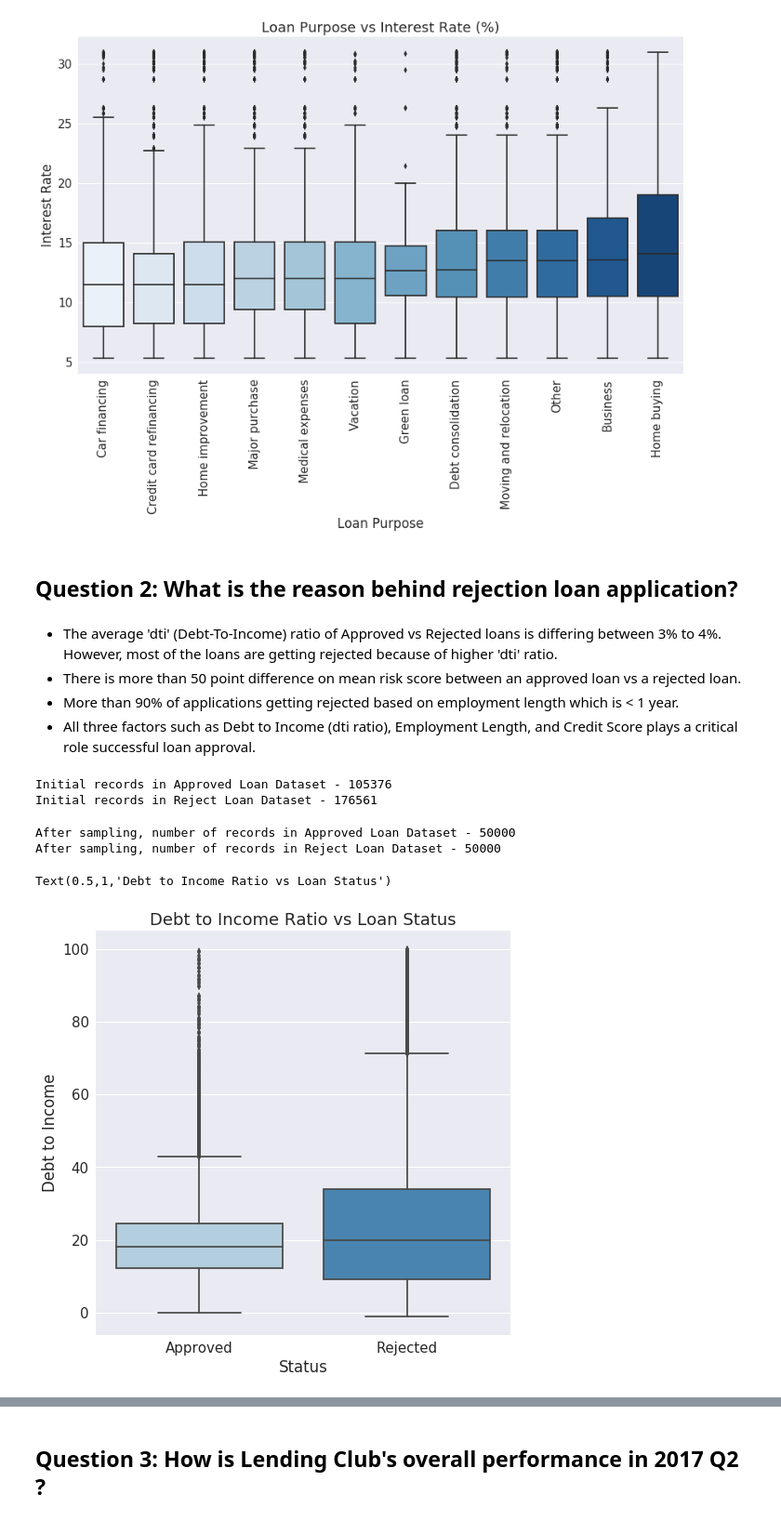
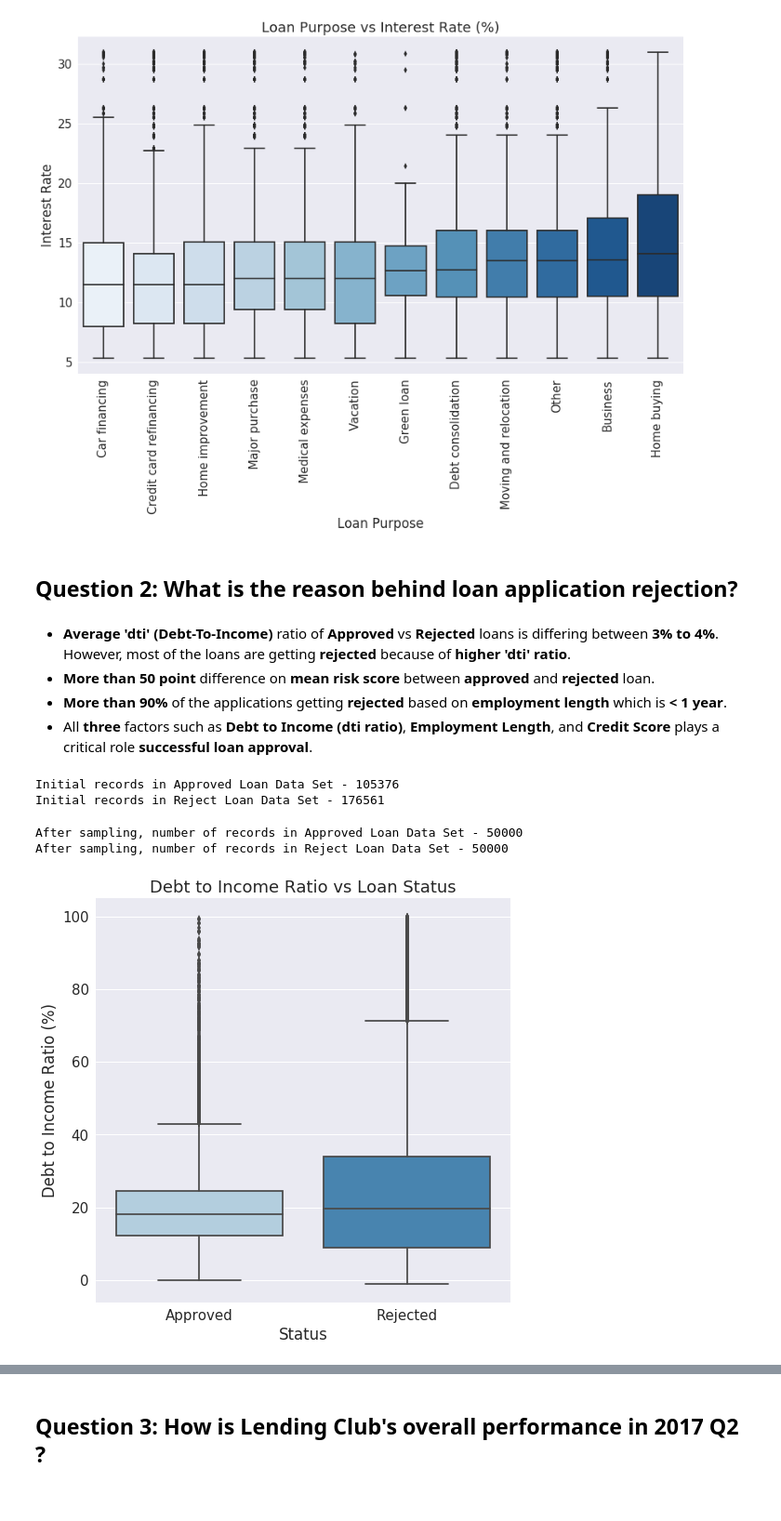
Before and after one commit to sujittripathy/DataScienceBootCampPrep, a Jupyter notebook: Capstone/Capstone_LendingClub.ipynb, the cells around one changed output, grey strips where cells are left out. Shown at 93% size. Saved outputs shown, nothing was run; the diff lists cells and outputs as text; code cells hidden in the pictures.

```diff
--- a/Capstone/Capstone_LendingClub.ipynb
+++ b/Capstone/Capstone_LendingClub.ipynb
@@ -140,12 +138,12 @@ plt.show()
 # %% [output]
 [figure]
 # %% [markdown]
-## Question 2: What is the reason behind rejection loan application?
+## Question 2: What is the reason behind loan application rejection?
 # %% [markdown]
-* The average 'dti' (Debt-To-Income) ratio of Approved vs Rejected loans is differing between 3% to 4%. However, most of the loans are getting rejected because of higher 'dti' ratio.
-* There is more than 50 point difference on mean risk score between an approved loan vs a rejected loan.
-* More than 90% of applications getting rejected based on employment length which is < 1 year.
-* All three factors such as Debt to Income (dti ratio), Employment Length, and Credit Score plays a critical role successful loan approval.
+* **Average 'dti' (Debt-To-Income)** ratio of **Approved** vs **Rejected** loans is differing between **3% to 4%**. However, most of the loans are getting **rejected** because of **higher 'dti' ratio**.
+* **More than 50 point** difference on **mean risk score** between **approved** and **rejected** loan.
+* **More than 90%** of the applications getting **rejected** based on **employment length** which is **< 1 year**.
+* All **three** factors such as **Debt to Income (dti ratio)**, **Employment Length**, and **Credit Score** plays a critical role **successful loan approval**.
 # %%
 df_rejectedstats_2017_q2_valid = df_rejectedstats_2017_q2.dropna()
 #Rename columns with the same as Approved data set
@@ -174,43 +172,43 @@ columns = ['funded_amnt','title','dti','emp_length','fico_range_low','fico_range
 df_approvedstats_2017_q2_valid = df_loanstats_2017_q2[columns].dropna()
 df_approvedstats_2017_q2_valid['Risk_Score'] = (df_approvedstats_2017_q2_valid['fico_range_low']+ df_approvedstats_2017_q2_valid['fico_range_high'])/2
 #df_approvedstats_2017_q2_valid.head()
-print('Initial records in Approved Loan Dataset - {}'.format(len(df_approvedstats_2017_q2_valid)))
-print('Initial records in Reject Loan Dataset - {} '.format(len(df_rejectedstats_2017_q2_valid)))
+print('Initial records in Approved Loan Data Set - {}'.format(len(df_approvedstats_2017_q2_valid)))
+print('Initial records in Reject Loan Data Set - {} '.format(len(df_rejectedstats_2017_q2_valid)))
 # %% [output]
-Initial records in Approved Loan Dataset - 105376
-Initial records in Reject Loan Dataset - 176561
+Initial records in Approved Loan Data Set - 105376
+Initial records in Reject Loan Data Set - 176561
 # %%
 # Taking 50,000 random samples from both the Approved and Rejected Loan DataFrame for analysis.
 df_rejectedstats_2017_q2_sample = df_rejectedstats_2017_q2_valid.sample(50000)
 df_approvedstats_2017_q2_sample = df_approvedstats_2017_q2_valid.sample(50000)
-print('After sampling, number of records in Approved Loan Dataset - {}'.format(len(df_approvedstats_2017_q2_sample)))
-print('After sampling, number of records in Reject Loan Dataset - {} '.format(len(df_rejectedstats_2017_q2_sample)))
+print('After sampling, number of records in Approved Loan Data Set - {}'.format(len(df_approvedstats_2017_q2_sample)))
+print('After sampling, number of records in Reject Loan Data Set - {} '.format(len(df_rejectedstats_2017_q2_sample)))
 # %% [output]
-After sampling, number of records in Approved Loan Dataset - 50000
-After sampling, number of records in Reject Loan Dataset - 50000
+After sampling, number of records in Approved Loan Data Set - 50000
+After sampling, number of records in Reject Loan Data Set - 50000
 # %%
 df_approvedstats_2017_q2_sample['Status'] = 'Approved'
 df_rejectedstats_2017_q2_sample['Status'] = 'Rejected'
 df_aprved_sample_filter = df_approvedstats_2017_q2_sample[['dti','Risk_Score','Status']]
 df_app_rej_compare = df_aprved_sample_filter.append(df_rejectedstats_2017_q2_sample[['dti','Risk_Score','Status']])
 df_app_rej_compare['Risk_Score'] = df_app_rej_compare['Risk_Score'].astype(int)
 approved_status_sample_dti_mean = df_app_rej_compare[df_app_rej_compare['Status']=='Approved']['dti'].mean()
 rejected_status_sample_dti_mean = df_app_rej_compare[df_app_rej_compare['Status']=='Rejected']['dti'].mean()
 #print('Approved loan dti mean : {:4.2f}'.format(approved_status_sample_dti_mean))
 #print('Rejected loan dti mean : {:4.2f}'.format(rejected_status_sample_dti_mean))
 # Filtering the records based on'DebtToIncome' ratio upto 99.99%
 df_approvedstats_2017_q2_sample = df_approvedstats_2017_q2_sample[df_approvedstats_2017_q2_sample['dti'] < 99.99]
 df_rejectedstats_2017_q2_sample = df_rejectedstats_2017_q2_sample[df_rejectedstats_2017_q2_sample['dti'] < 99.99]
 df_app_rej_compare = df_app_rej_compare[df_app_rej_compare['dti'] < 99.99]
 sns.set()
 sns.set(font_scale=1.5)
 plt.figure(figsize=(8,8))
 ax = sns.boxplot(data=df_app_rej_compare,x='Status',y='dti',palette='Blues')
-ax.set_ylabel('Debt to Income')
+ax.set_ylabel('Debt to Income Ratio (%)')
 ax.set_title('Debt to Income Ratio vs Loan Status')
+plt.show()
 # %% [output]
-Text(0.5,1,'Debt to Income Ratio vs Loan Status')
-[figure, old version]
+[figure, new version]
 # %%
 df_app_rej_compare.dtypes
 approved_status_risk_score_mean = df_app_rej_compare[df_app_rej_compare['Status']=='Approved']['Risk_Score'].mean()
```
Also changed, not shown: parts of 19 cells of this notebook.
